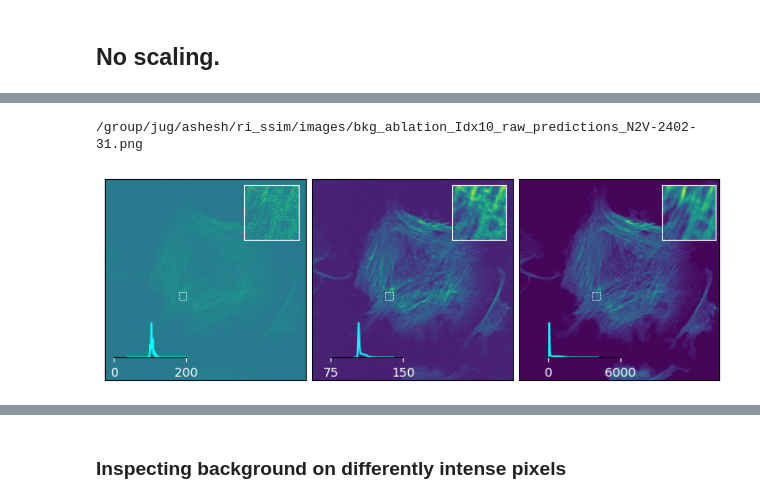
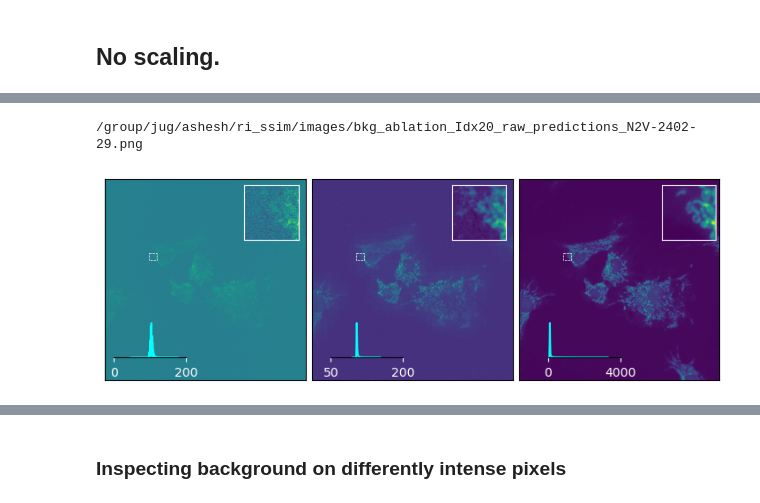
Before and after one commit to juglab/MicroSSIM, a Jupyter notebook: notebooks/Evaluate.ipynb, the cells around one changed output, grey strips where cells are left out. Saved outputs shown, nothing was run; the diff lists cells and outputs as text; code cells hidden in the pictures.

```diff
--- a/notebooks/Evaluate.ipynb
+++ b/notebooks/Evaluate.ipynb
@@ -43,0 +172,39 @@ import numpy as np
+# %%
+fac = 2 if save_to_file else 4
+shape = ssim_dict['luminance'].shape
+img_sz = 2
+_,ax = plt.subplots(figsize=(img_sz*3,img_sz*4), ncols=3,nrows=4)
+
+# SSIM
+for i, key in enumerate(['luminance', 'contrast', 'structure']):
+    sns.heatmap(ssim_dict[key][::fac,::fac],vmin=0,vmax=1,ax=ax[0,i], cbar=False)
+    val = f"{ssim_dict[key][::fac,::fac].mean():.3f}"
+    add_text(ax[0,i], val, (shape[0]//fac, shape[1]//fac), edgecolor='none')
+
+# SSIM NORMALIZED
+for i, key in enumerate(['luminance', 'contrast', 'structure']):
+    sns.heatmap(ssim_dict_normalized[key][::fac,::fac],vmin=0,vmax=1,ax=ax[1,i], cbar=False)
+    val = f"{ssim_dict_normalized[key][::fac,::fac].mean():.3f}"
+    add_text(ax[1,i], val, (shape[0]//fac, shape[1]//fac), edgecolor='none')
+
+# CARE-SSIM
+for i, key in enumerate(['luminance', 'contrast', 'structure']):
+    sns.heatmap(CAREssim_carenorm_dict[key][::fac,::fac],vmin=0,vmax=1,ax=ax[2,i], cbar=False)
+    val = f"{CAREssim_carenorm_dict[key][::fac,::fac].mean():.3f}"
+    add_text(ax[2,i], val, (shape[0]//fac, shape[1]//fac), edgecolor='none')
+
+# MICRO-SSIM
+for i, key in enumerate(['luminance', 'contrast', 'structure']):
+    sns.heatmap(microssim_dict[key][::fac,::fac],vmin=0,vmax=1,ax=ax[3,i], cbar=False)
+    val = f"{microssim_dict[key][::fac,::fac].mean():.3f}"
+    add_text(ax[3,i], val, (shape[0]//fac, shape[1]//fac), edgecolor='none')
+
+clean_ax(ax)
+plt.subplots_adjust(wspace=0.03, hspace=0.03)
+if save_to_file:
+    postfix= os.path.basename(gt_path).replace('gt-','').replace('.tif','.png')
+    fname = f'baseline_comparison_Idx{idx}_{postfix}'
+    fpath = os.path.join('/group/jug/ashesh/ri_ssim/images', fname)
+    print(fpath)
+    # plt.tight_layout()
+    plt.savefig(fpath, dpi=200)
@@ -133,13 +288,11 @@ for i in range(len(idx_list)):
 # %%
-from disentangle.analysis.plot_utils import add_pixel_kde, clean_ax, add_subplot_axes
-import os
-from matplotlib import patches
+
 def boundary_color(ax_cur, color):
     for spine in ax_cur.spines.values():
         spine.set_edgecolor(color)
 
 save_to_file = True and not debug_mode
-ith_img= 1
+ith_img= 2
 
 idx = idx_list[ith_img]
 zoomin_hw = [(700, 750), (1150, 750), (750, 450)][ith_img]
@@ -195,32 +348,32 @@ add_pixel_kde(ax[0],
                   color_list=[color_ch],
                   label_list = [''])
 
 
 
 
 add_pixel_kde(ax[1],
                   hist_inset_rect,
                   [pred[idx][::fac,::fac]],
                   inset_min_labelsize,
                   color_list=[color_ch],
                   label_list = [''])
 
 add_pixel_kde(ax[2],
                   hist_inset_rect,
                   [gt[idx][::fac,::fac]],
                   inset_min_labelsize,
                   color_list=[color_ch],
                   label_list = [''])
 
 clean_ax(ax)
 plt.subplots_adjust(wspace=0.03, hspace=0.03)
 if save_to_file:
     postfix= os.path.basename(gt_path).replace('gt-','').replace('.tif','.png')
     fname = f'bkg_ablation_Idx{idx}_raw_predictions_{postfix}'
     fpath = os.path.join('/group/jug/ashesh/ri_ssim/images', fname)
     print(fpath)
     # plt.tight_layout()
     plt.savefig(fpath, dpi=200)
 # %% [output]
-/group/jug/ashesh/ri_ssim/images/bkg_ablation_Idx10_raw_predictions_N2V-2402-31.png
+/group/jug/ashesh/ri_ssim/images/bkg_ablation_Idx20_raw_predictions_N2V-2402-29.png
-[figure, old version]
+[figure, new version]
```
Also changed, not shown: parts of 34 cells of this notebook, 2 other files.
